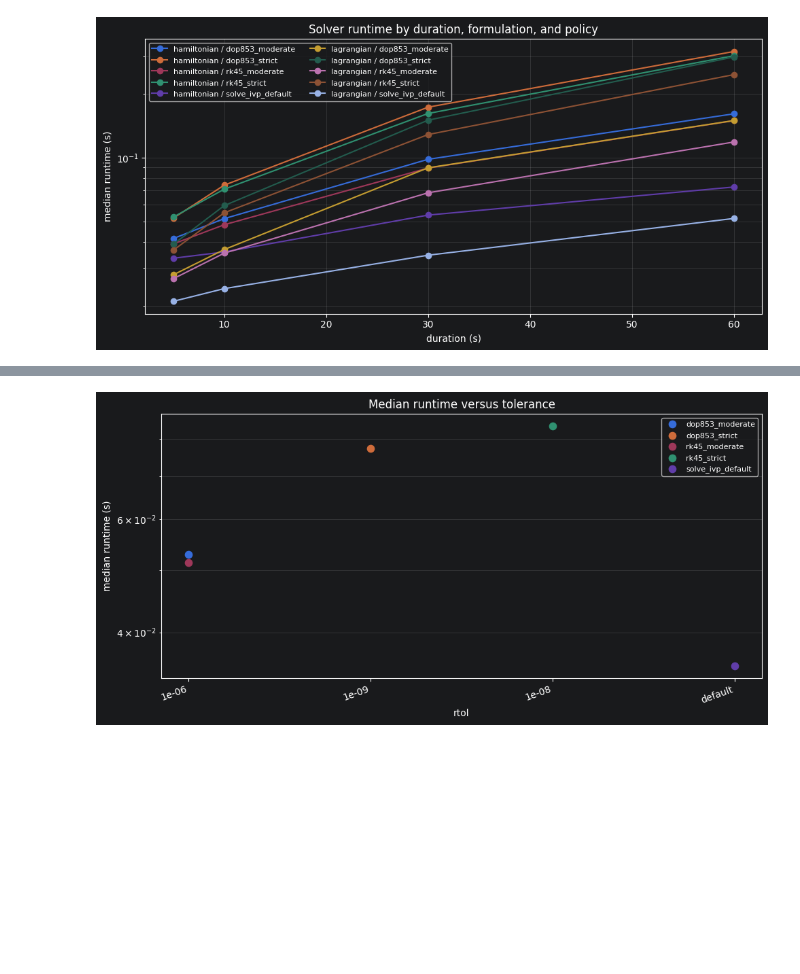
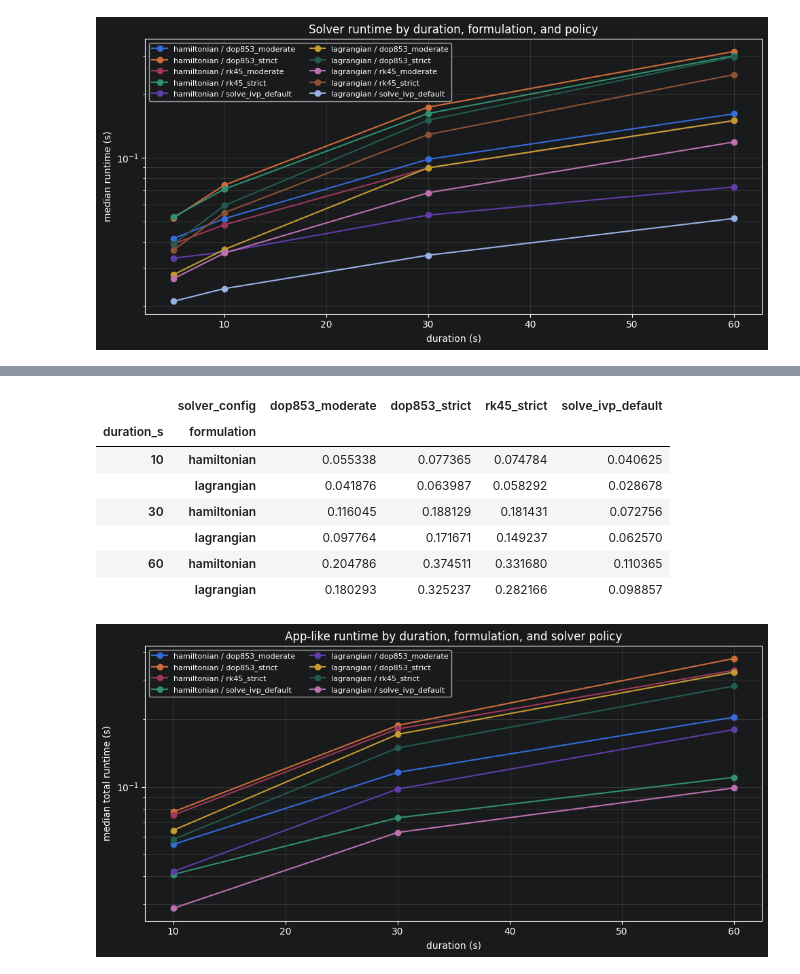
Before and after one commit to pineapple-bois/Double_Pendulum_App, a Jupyter notebook: development/math_fidelity/explore_drift_evidence.ipynb, the cells around one changed output, grey strips where cells are left out. Cells and saved outputs as stored; diff of their text form; code cells hidden in the pictures; blank space fills up the shorter version.

```diff
--- a/development/math_fidelity/explore_drift_evidence.ipynb
+++ b/development/math_fidelity/explore_drift_evidence.ipynb
@@ -405,0 +386,12 @@ else:
+# %%
+APP_LIKE_CSV = LOG_DIR / "app_like_cost_benchmark.csv"
+
+if APP_LIKE_CSV.exists():
+    app_like = pd.read_csv(APP_LIKE_CSV)
+    print("app-like benchmark rows/columns:", app_like.shape)
+    display(app_like.head())
+else:
+    app_like = None
+    print("App-like benchmark log not found.")
+    print("Generate it from the repository root with:")
+    print(".venv/bin/python development/math_fidelity/probes/benchmark_app_like_cost.py")
@@ -406,21 +407,34 @@ else:
 # %%
-if benchmark is None:
-    print("No benchmark log loaded.")
+if app_like is None:
+    print("No app-like benchmark log loaded.")
 else:
-    tolerant = benchmark.copy()
-    tolerant["rtol_label"] = tolerant["rtol"].fillna("default").astype(str)
+    app_runtime = app_like.pivot_table(
+        index=["duration_s", "formulation"],
+        columns="solver_config",
+        values="median_total_runtime_s",
+        aggfunc="median",
+    )
+    display(app_runtime)
+
     fig, ax = plt.subplots(figsize=(10, 5))
-    for solver_config, group in tolerant.groupby("solver_config"):
-        grouped = group.groupby("rtol_label", as_index=False)["median_runtime_s"].median()
-        ax.scatter(grouped["rtol_label"], grouped["median_runtime_s"], label=solver_config, s=55)
+    for (formulation, solver_config), group in app_like.groupby(["formulation", "solver_config"]):
+        grouped = group.groupby("duration_s", as_index=False)["median_total_runtime_s"].median()
+        ax.plot(grouped["duration_s"], grouped["median_total_runtime_s"], marker="o", label=f"{formulation} / {solver_config}")
     ax.set_yscale("log")
-    ax.set_xlabel("rtol")
-    ax.set_ylabel("median runtime (s)")
-    ax.set_title("Median runtime versus tolerance")
-    ax.grid(True, axis="y", which="both", alpha=0.25)
-    ax.legend(fontsize=8)
-    plt.xticks(rotation=20, ha="right")
+    ax.set_xlabel("duration (s)")
+    ax.set_ylabel("median total runtime (s)")
+    ax.set_title("App-like runtime by duration, formulation, and solver policy")
+    ax.grid(True, which="both", alpha=0.25)
+    ax.legend(fontsize=8, ncols=2)
     plt.tight_layout();
 # %% [output]
+|  | solver_config | dop853_moderate | dop853_strict | rk45_strict | solve_ivp_default |
+| duration_s | formulation |  |  |  |  |
+| 10 | hamiltonian | 0.055338 | 0.077365 | 0.074784 | 0.040625 |
+|  | lagrangian | 0.041876 | 0.063987 | 0.058292 | 0.028678 |
+| 30 | hamiltonian | 0.116045 | 0.188129 | 0.181431 | 0.072756 |
+|  | lagrangian | 0.097764 | 0.171671 | 0.149237 | 0.062570 |
+| 60 | hamiltonian | 0.204786 | 0.374511 | 0.331680 | 0.110365 |
+|  | lagrangian | 0.180293 | 0.325237 | 0.282166 | 0.098857 |
-[figure, old version]
+[figure, new version]
 # %%
```
Also changed, not shown: parts of 14 cells of this notebook, 8 other files.
